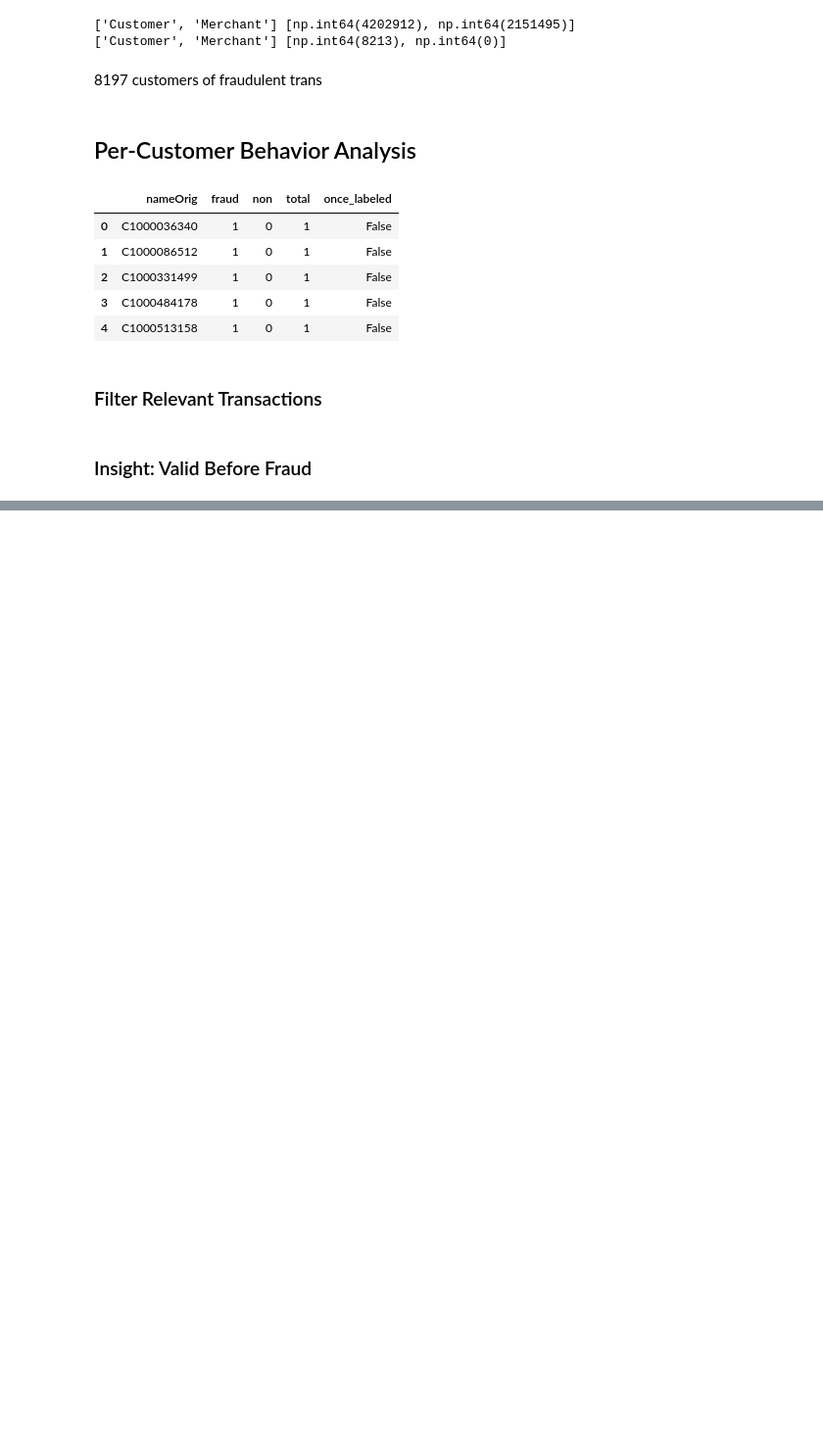
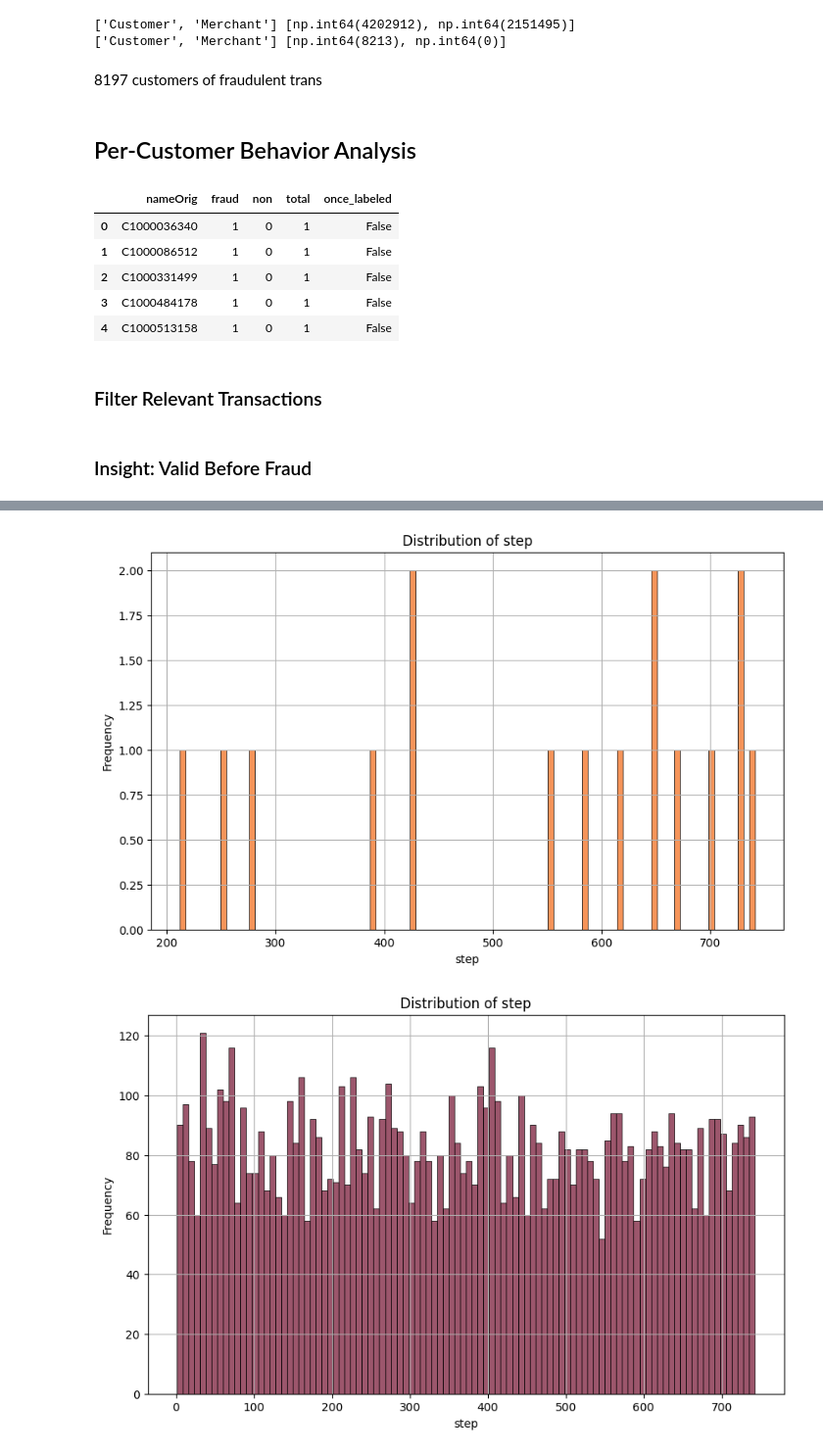
Before and after one commit to nguyentunhu/Financial-Fraud-Patterns-EDA, a Jupyter notebook: main.ipynb, the cells around one changed output, grey strips where cells are left out. Shown at 98% size. Cells and saved outputs as stored; diff of their text form; code cells hidden in the pictures; blank space fills up the shorter version.

```diff
--- a/main.ipynb
+++ b/main.ipynb
@@ -335,0 +342,21 @@ plt.show()
+# %%
+fraud_transactions_df = df[df['isFraud'] == 1]
+isflagged = fraud_transactions_df[fraud_transactions_df['isFlaggedFraud'] == 1]
+notflagged = fraud_transactions_df[fraud_transactions_df['isFlaggedFraud'] == 0]
+# %%
+def hist(df, col, color):
+  plt.figure(figsize=(10, 6))
+  sns.histplot(df[col], bins=100, kde=False, color=color)
+  plt.title(f'Distribution of {col}')
+  plt.xlabel(col)
+  plt.ylabel('Frequency')
+  # plt.ticklabel_format(style='plain')  # Removed this line
+  plt.grid(True)
+  plt.show()
+# %%
+for col in ['step', 'type', 'amount', 'balance_change_org', 'balance_change_dest']:
+  hist(isflagged, col, colors[2])
+  hist(notflagged, col, colors[3])
+# %% [output]
+[figure, added]
+[figure, added]
```
Also changed, not shown: parts of 7 cells of this notebook.
